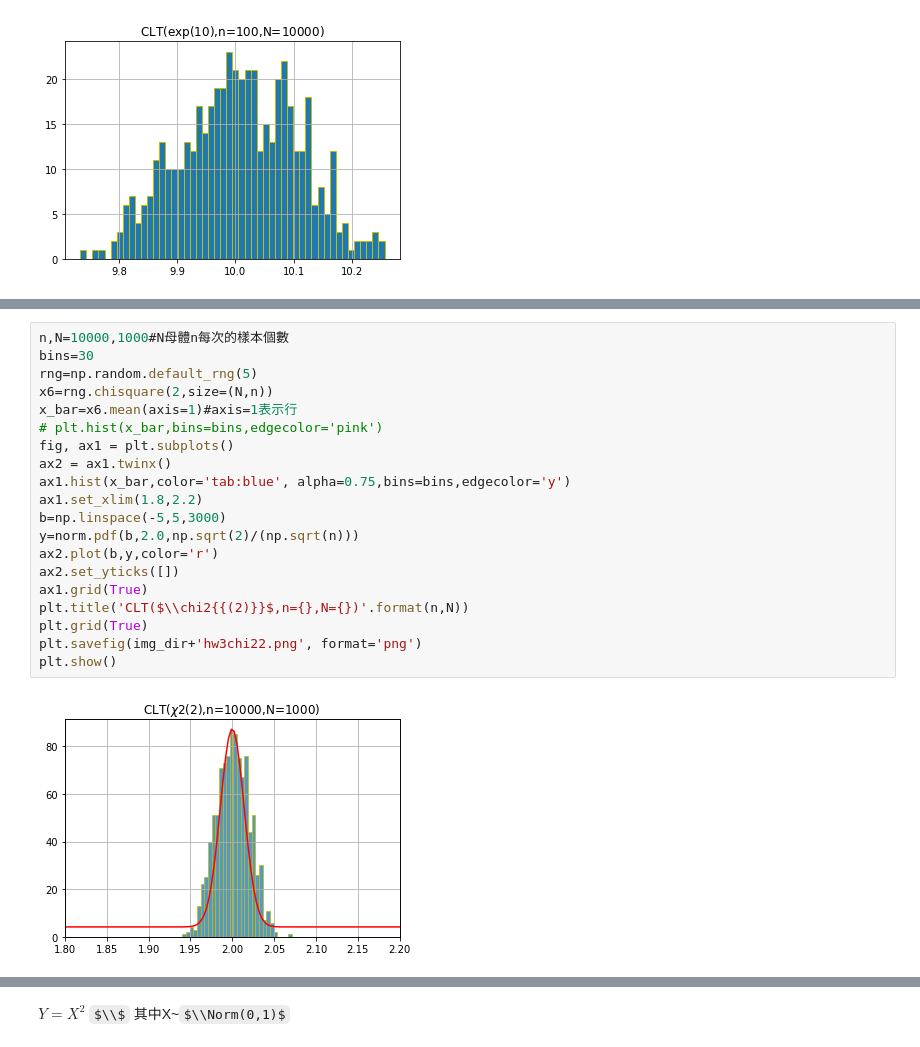
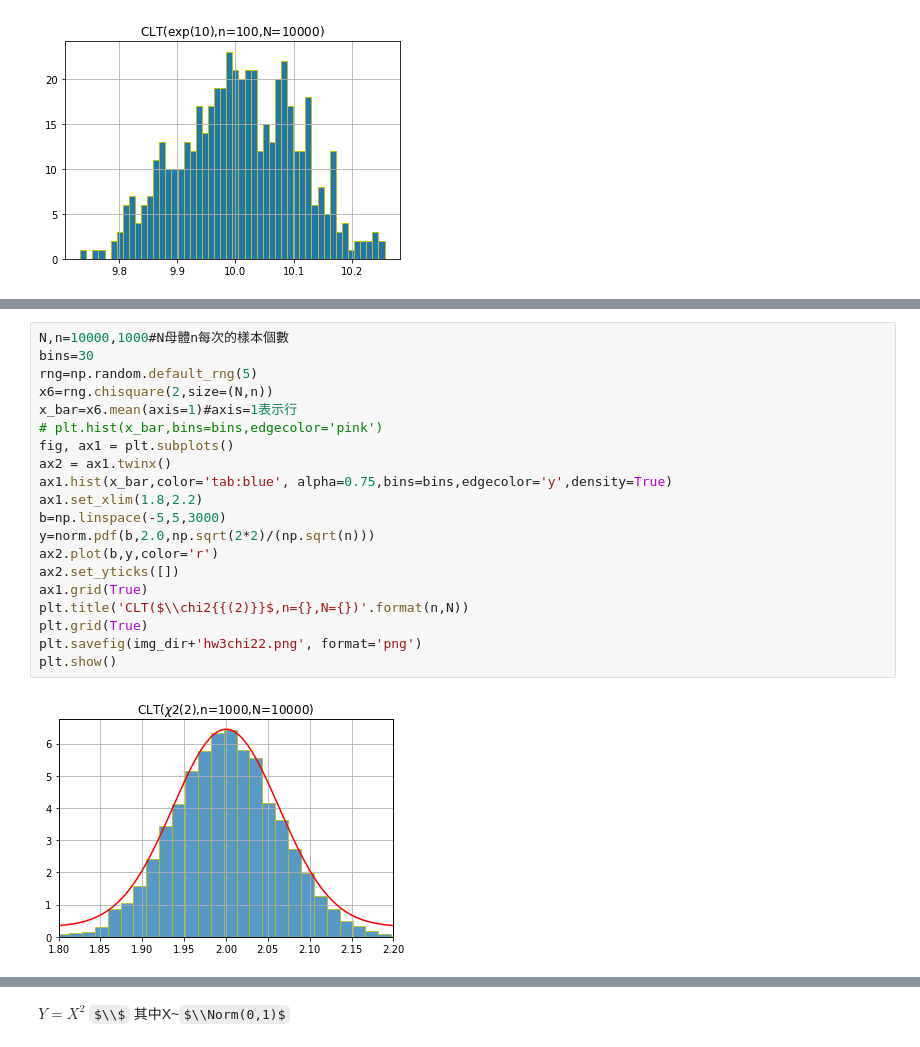
Before and after one commit to aceaceace123/Maching-Learning, a Jupyter notebook: hw3.ipynb, the cells around one changed output, grey strips where cells are left out. Cells and saved outputs as stored; diff of their text form; some formulas as TeX source.

```diff
--- a/hw3.ipynb
+++ b/hw3.ipynb
@@ -428,23 +428,23 @@ plt.show()
 # %%
-n,N=10000,1000#N母體n每次的樣本個數
+N,n=10000,1000#N母體n每次的樣本個數
 bins=30
 rng=np.random.default_rng(5)
 x6=rng.chisquare(2,size=(N,n))
 x_bar=x6.mean(axis=1)#axis=1表示行
 # plt.hist(x_bar,bins=bins,edgecolor='pink')
 fig, ax1 = plt.subplots()
 ax2 = ax1.twinx()
-ax1.hist(x_bar,color='tab:blue', alpha=0.75,bins=bins,edgecolor='y')
+ax1.hist(x_bar,color='tab:blue', alpha=0.75,bins=bins,edgecolor='y',density=True)
 ax1.set_xlim(1.8,2.2)
 b=np.linspace(-5,5,3000)
-y=norm.pdf(b,2.0,np.sqrt(2)/(np.sqrt(n)))
+y=norm.pdf(b,2.0,np.sqrt(2*2)/(np.sqrt(n)))
 ax2.plot(b,y,color='r')
 ax2.set_yticks([])
 ax1.grid(True)
 plt.title('CLT($\\chi2{{(2)}}$,n={},N={})'.format(n,N))
 plt.grid(True)
 plt.savefig(img_dir+'hw3chi22.png', format='png')
 plt.show()
 # %% [output]
-[figure, old version]
+[figure, new version]
 # %%
```
Also changed, not shown: parts of 8 cells of this notebook.
